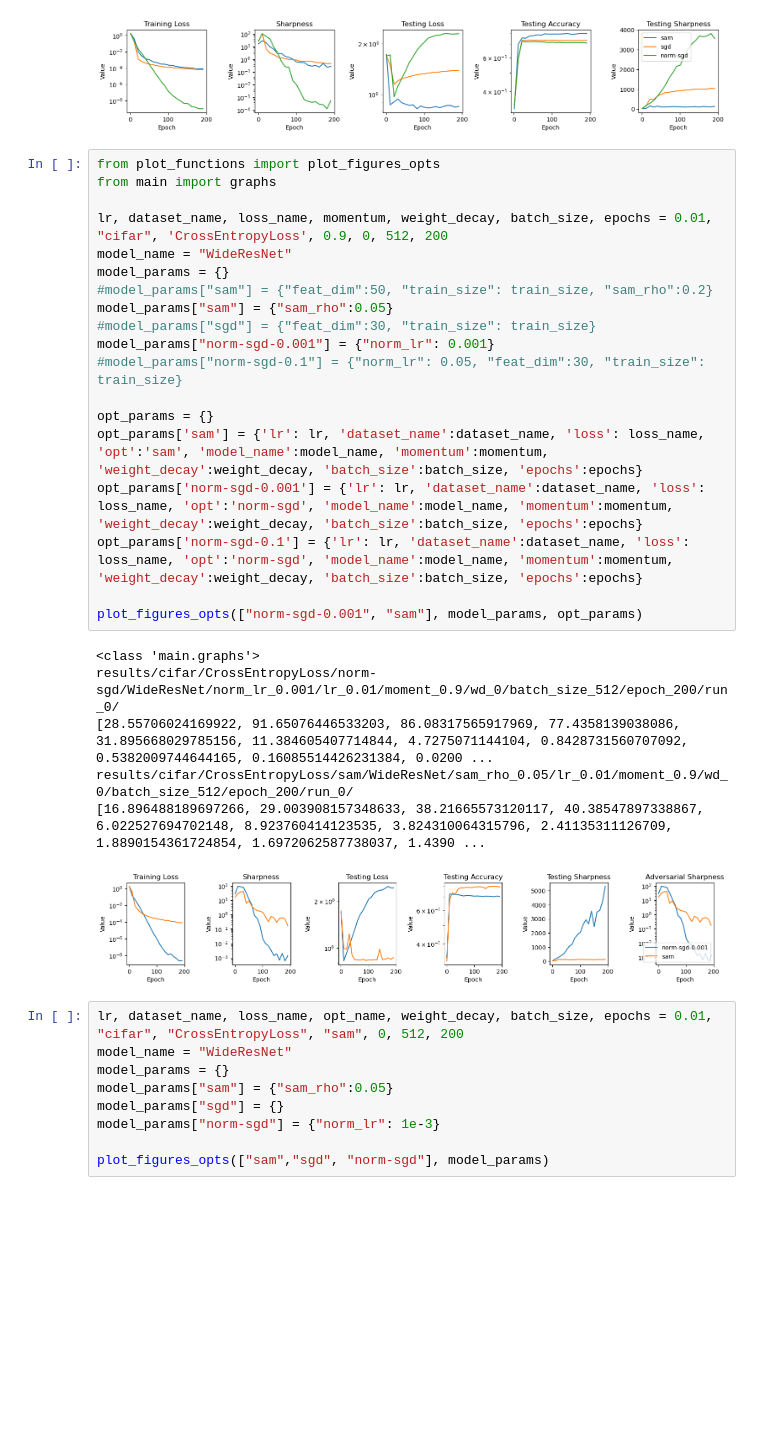
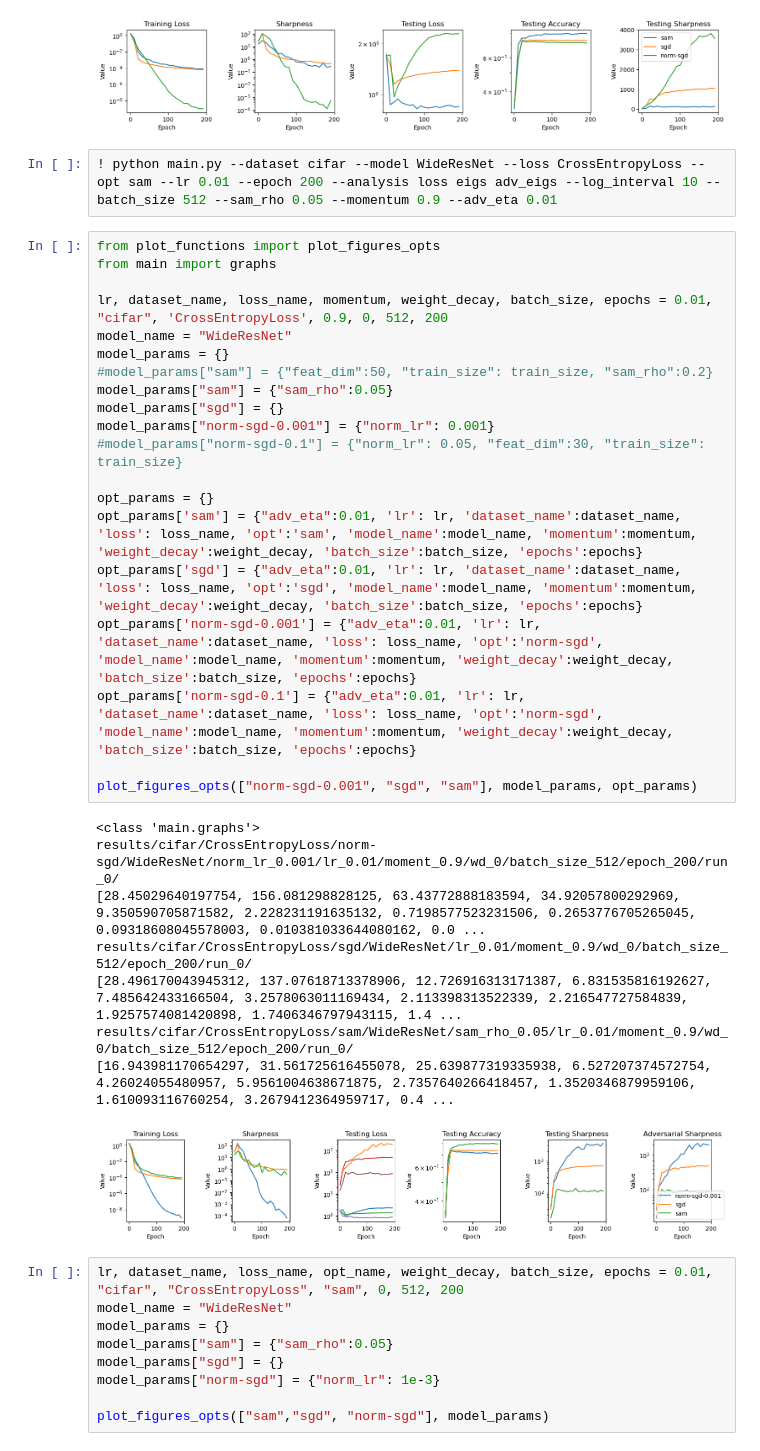
Before and after one commit to lucmonl/mlopt, a Jupyter notebook: notebook/sharpness-generalization.ipynb, the cells around one changed output. Drawn from its saved outputs; the diff is of its cells as text; blank space fills up the shorter version.

```diff
--- a/notebook/sharpness-generalization.ipynb
+++ b/notebook/sharpness-generalization.ipynb
@@ -445,32 +453,37 @@ results/cifar/norm-sgd/WideResNet/norm_lr_0.001/lr_0.01/wd_0/batch_size_512/epoc
 [28.559955596923828, 106.74250030517578, 66.88299560546875, 41.321712493896484, 9.733603477478027, 3.3727633953094482, 0.6954032182693481, 0.26980510354042053, 0.23285885155200958, 0.02104310318827629 ...
 [30.69828224182129, 181.8346405029297, 293.4088439941406, 433.8089294433594, 662.9105224609375, 909.8485107421875, 1190.180908203125, 1557.8170166015625, 1833.96435546875, 2160.74462890625, 2226.93408 ...
 [figure]
+# %%
+! python main.py --dataset cifar --model WideResNet --loss CrossEntropyLoss --opt sam --lr 0.01 --epoch 200 --analysis loss eigs adv_eigs --log_interval 10 --batch_size 512 --sam_rho 0.05 --momentum 0.9 --adv_eta 0.01
 # %%
 from plot_functions import plot_figures_opts
 from main import graphs
 
 lr, dataset_name, loss_name, momentum, weight_decay, batch_size, epochs = 0.01, "cifar", 'CrossEntropyLoss', 0.9, 0, 512, 200
 model_name = "WideResNet"
 model_params = {}
 #model_params["sam"] = {"feat_dim":50, "train_size": train_size, "sam_rho":0.2}
 model_params["sam"] = {"sam_rho":0.05}
-#model_params["sgd"] = {"feat_dim":30, "train_size": train_size}
+model_params["sgd"] = {}
 model_params["norm-sgd-0.001"] = {"norm_lr": 0.001}
 #model_params["norm-sgd-0.1"] = {"norm_lr": 0.05, "feat_dim":30, "train_size": train_size}
 
 opt_params = {}
-opt_params['sam'] = {'lr': lr, 'dataset_name':dataset_name, 'loss': loss_name, 'opt':'sam', 'model_name':model_name, 'momentum':momentum, 'weight_decay':weight_decay, 'batch_size':batch_size, 'epochs':epochs}
-opt_params['norm-sgd-0.001'] = {'lr': lr, 'dataset_name':dataset_name, 'loss': loss_name, 'opt':'norm-sgd', 'model_name':model_name, 'momentum':momentum, 'weight_decay':weight_decay, 'batch_size':batch_size, 'epochs':epochs}
-opt_params['norm-sgd-0.1'] = {'lr': lr, 'dataset_name':dataset_name, 'loss': loss_name, 'opt':'norm-sgd', 'model_name':model_name, 'momentum':momentum, 'weight_decay':weight_decay, 'batch_size':batch_size, 'epochs':epochs}
+opt_params['sam'] = {"adv_eta":0.01, 'lr': lr, 'dataset_name':dataset_name, 'loss': loss_name, 'opt':'sam', 'model_name':model_name, 'momentum':momentum, 'weight_decay':weight_decay, 'batch_size':batch_size, 'epochs':epochs}
+opt_params['sgd'] = {"adv_eta":0.01, 'lr': lr, 'dataset_name':dataset_name, 'loss': loss_name, 'opt':'sgd', 'model_name':model_name, 'momentum':momentum, 'weight_decay':weight_decay, 'batch_size':batch_size, 'epochs':epochs}
+opt_params['norm-sgd-0.001'] = {"adv_eta":0.01, 'lr': lr, 'dataset_name':dataset_name, 'loss': loss_name, 'opt':'norm-sgd', 'model_name':model_name, 'momentum':momentum, 'weight_decay':weight_decay, 'batch_size':batch_size, 'epochs':epochs}
+opt_params['norm-sgd-0.1'] = {"adv_eta":0.01, 'lr': lr, 'dataset_name':dataset_name, 'loss': loss_name, 'opt':'norm-sgd', 'model_name':model_name, 'momentum':momentum, 'weight_decay':weight_decay, 'batch_size':batch_size, 'epochs':epochs}
 
-plot_figures_opts(["norm-sgd-0.001", "sam"], model_params, opt_params)
+plot_figures_opts(["norm-sgd-0.001", "sgd", "sam"], model_params, opt_params)
 # %% [output]
 <class 'main.graphs'>
 results/cifar/CrossEntropyLoss/norm-sgd/WideResNet/norm_lr_0.001/lr_0.01/moment_0.9/wd_0/batch_size_512/epoch_200/run_0/
-[28.55706024169922, 91.65076446533203, 86.08317565917969, 77.4358139038086, 31.895668029785156, 11.384605407714844, 4.7275071144104, 0.8428731560707092, 0.5382009744644165, 0.16085514426231384, 0.0200 ...
+[28.45029640197754, 156.081298828125, 63.43772888183594, 34.92057800292969, 9.350590705871582, 2.228231191635132, 0.7198577523231506, 0.2653776705265045, 0.09318608045578003, 0.010381033644080162, 0.0 ...
+results/cifar/CrossEntropyLoss/sgd/WideResNet/lr_0.01/moment_0.9/wd_0/batch_size_512/epoch_200/run_0/
+[28.496170043945312, 137.07618713378906, 12.726916313171387, 6.831535816192627, 7.485642433166504, 3.2578063011169434, 2.113398313522339, 2.216547727584839, 1.9257574081420898, 1.7406346797943115, 1.4 ...
 results/cifar/CrossEntropyLoss/sam/WideResNet/sam_rho_0.05/lr_0.01/moment_0.9/wd_0/batch_size_512/epoch_200/run_0/
-[16.896488189697266, 29.003908157348633, 38.21665573120117, 40.38547897338867, 6.022527694702148, 8.923760414123535, 3.824310064315796, 2.41135311126709, 1.8890154361724854, 1.6972062587738037, 1.4390 ...
+[16.943981170654297, 31.561725616455078, 25.639877319335938, 6.527207374572754, 4.26024055480957, 5.9561004638671875, 2.7357640266418457, 1.3520346879959106, 1.610093116760254, 3.2679412364959717, 0.4 ...
-[figure, old version]
+[figure, new version]
 # %%
 lr, dataset_name, loss_name, opt_name, weight_decay, batch_size, epochs = 0.01, "cifar", "CrossEntropyLoss", "sam", 0, 512, 200
 model_name = "WideResNet"
```
Also changed, not shown: parts of 2 cells of this notebook, 3 other files.
